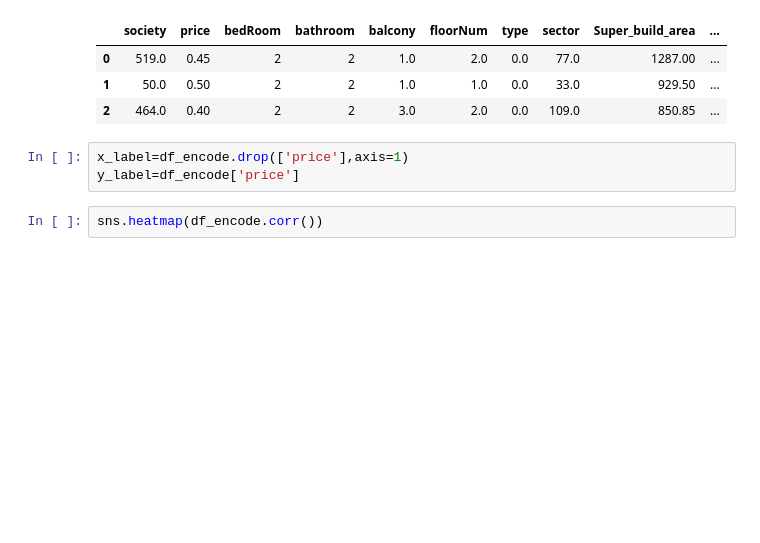
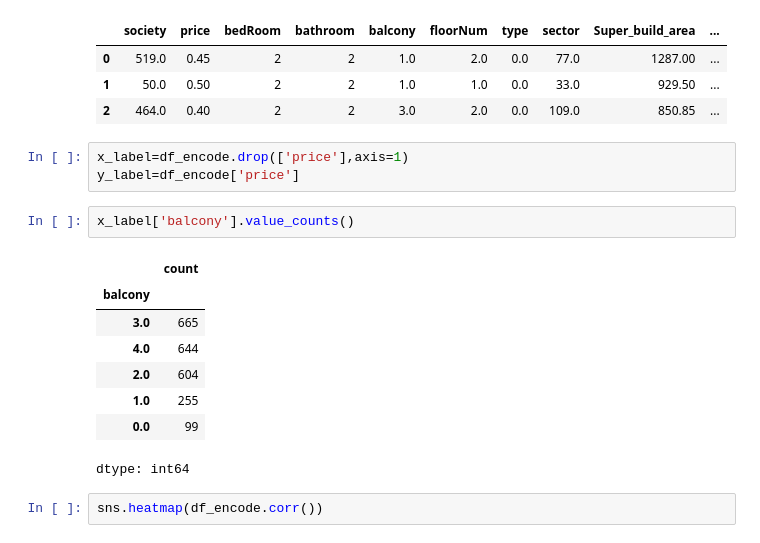
Before and after one commit to Diggi14/project_Property, a Jupyter notebook: 7_data_extraction.ipynb, the cells around one changed output. Cells and saved outputs as stored; diff of their text form; blank space fills up the shorter version.

```diff
--- a/7_data_extraction.ipynb
+++ b/7_data_extraction.ipynb
@@ -104,6 +109,17 @@ df_encode.head(3)
 # %%
 x_label=df_encode.drop(['price'],axis=1)
 y_label=df_encode['price']
+# %%
+x_label['balcony'].value_counts()
+# %% [output]
+|  | count |
+| balcony |  |
+| 3.0 | 665 |
+| 4.0 | 644 |
+| 2.0 | 604 |
+| 1.0 | 255 |
+| 0.0 | 99 |
+dtype: int64
 # %%
 sns.heatmap(df_encode.corr())
 # %% [output]
```
Also changed, not shown: parts of 6 cells of this notebook.
